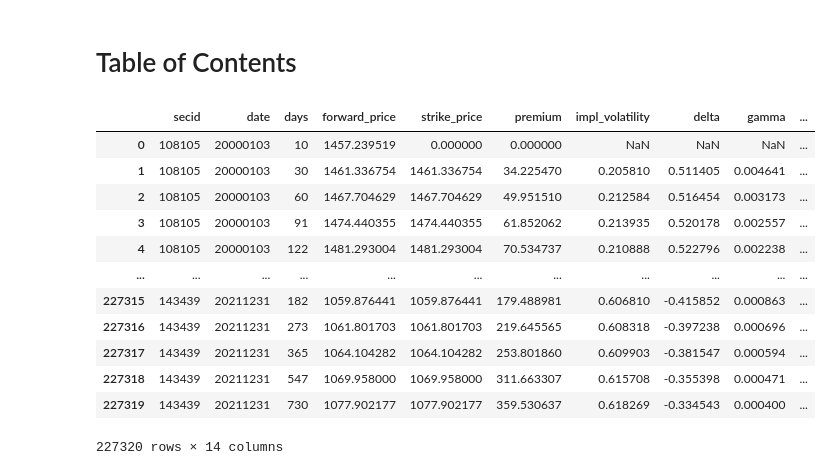
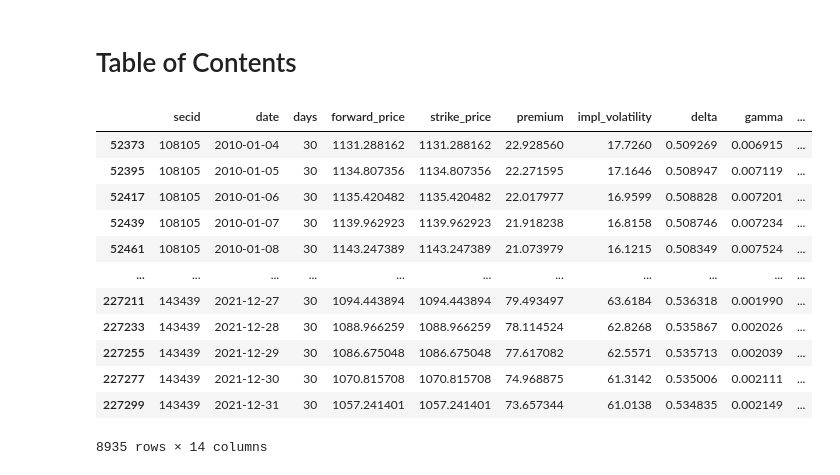
Before and after one commit to dominikmeyer95/academic-output, a Jupyter notebook: advanced_derivatives/retail_options_trading.ipynb, the cells around one changed output. Drawn from its saved outputs; the diff is of its cells as text; code cells hidden in the pictures.

```diff
--- a/advanced_derivatives/retail_options_trading.ipynb
+++ b/advanced_derivatives/retail_options_trading.ipynb
@@ -35,18 +34,23 @@ import plotly.graph_objects as go
 # %%
-# import wrds data
+# import and format wrds data
 wrds_data = pd.read_csv('https://raw.githubusercontent.com/dominikmeyer95/academic-output/feature/advanced_derivatives/advanced_derivatives/wrds_data.csv')
-wrds_data
+wrds_data['date'] = [datetime.strptime(str(date),'%Y%m%d') for date in wrds_data['date']]
+wrds_data['impl_volatility'] = wrds_data['impl_volatility']*100
+
+# filter wrds data
+wrds_data_filtered = wrds_data[(wrds_data['date'] >= '2010-01-01') & (wrds_data['days'] == 30) & (wrds_data['cp_flag'] == 'C')]
+wrds_data_filtered
 # %% [output]
 |  | secid | date | days | forward_price | strike_price | premium | impl_volatility | delta | gamma | ... |
-| 0 | 108105 | 20000103 | 10 | 1457.239519 | 0.000000 | 0.000000 | NaN | NaN | NaN | ... |
-| 1 | 108105 | 20000103 | 30 | 1461.336754 | 1461.336754 | 34.225470 | 0.205810 | 0.511405 | 0.004641 | ... |
-| 2 | 108105 | 20000103 | 60 | 1467.704629 | 1467.704629 | 49.951510 | 0.212584 | 0.516454 | 0.003173 | ... |
-| 3 | 108105 | 20000103 | 91 | 1474.440355 | 1474.440355 | 61.852062 | 0.213935 | 0.520178 | 0.002557 | ... |
-| 4 | 108105 | 20000103 | 122 | 1481.293004 | 1481.293004 | 70.534737 | 0.210888 | 0.522796 | 0.002238 | ... |
+| 52373 | 108105 | 2010-01-04 | 30 | 1131.288162 | 1131.288162 | 22.928560 | 17.7260 | 0.509269 | 0.006915 | ... |
+| 52395 | 108105 | 2010-01-05 | 30 | 1134.807356 | 1134.807356 | 22.271595 | 17.1646 | 0.508947 | 0.007119 | ... |
+| 52417 | 108105 | 2010-01-06 | 30 | 1135.420482 | 1135.420482 | 22.017977 | 16.9599 | 0.508828 | 0.007201 | ... |
+| 52439 | 108105 | 2010-01-07 | 30 | 1139.962923 | 1139.962923 | 21.918238 | 16.8158 | 0.508746 | 0.007234 | ... |
+| 52461 | 108105 | 2010-01-08 | 30 | 1143.247389 | 1143.247389 | 21.073979 | 16.1215 | 0.508349 | 0.007524 | ... |
 | ... | ... | ... | ... | ... | ... | ... | ... | ... | ... | ... |
-| 227315 | 143439 | 20211231 | 182 | 1059.876441 | 1059.876441 | 179.488981 | 0.606810 | -0.415852 | 0.000863 | ... |
-| 227316 | 143439 | 20211231 | 273 | 1061.801703 | 1061.801703 | 219.645565 | 0.608318 | -0.397238 | 0.000696 | ... |
-| 227317 | 143439 | 20211231 | 365 | 1064.104282 | 1064.104282 | 253.801860 | 0.609903 | -0.381547 | 0.000594 | ... |
-| 227318 | 143439 | 20211231 | 547 | 1069.958000 | 1069.958000 | 311.663307 | 0.615708 | -0.355398 | 0.000471 | ... |
-| 227319 | 143439 | 20211231 | 730 | 1077.902177 | 1077.902177 | 359.530637 | 0.618269 | -0.334543 | 0.000400 | ... |
+| 227211 | 143439 | 2021-12-27 | 30 | 1094.443894 | 1094.443894 | 79.493497 | 63.6184 | 0.536318 | 0.001990 | ... |
+| 227233 | 143439 | 2021-12-28 | 30 | 1088.966259 | 1088.966259 | 78.114524 | 62.8268 | 0.535867 | 0.002026 | ... |
+| 227255 | 143439 | 2021-12-29 | 30 | 1086.675048 | 1086.675048 | 77.617082 | 62.5571 | 0.535713 | 0.002039 | ... |
+| 227277 | 143439 | 2021-12-30 | 30 | 1070.815708 | 1070.815708 | 74.968875 | 61.3142 | 0.535006 | 0.002111 | ... |
+| 227299 | 143439 | 2021-12-31 | 30 | 1057.241401 | 1057.241401 | 73.657344 | 61.0138 | 0.534835 | 0.002149 | ... |
-227320 rows × 14 columns
+8935 rows × 14 columns
```
Also changed, not shown: parts of 2 cells of this notebook.
